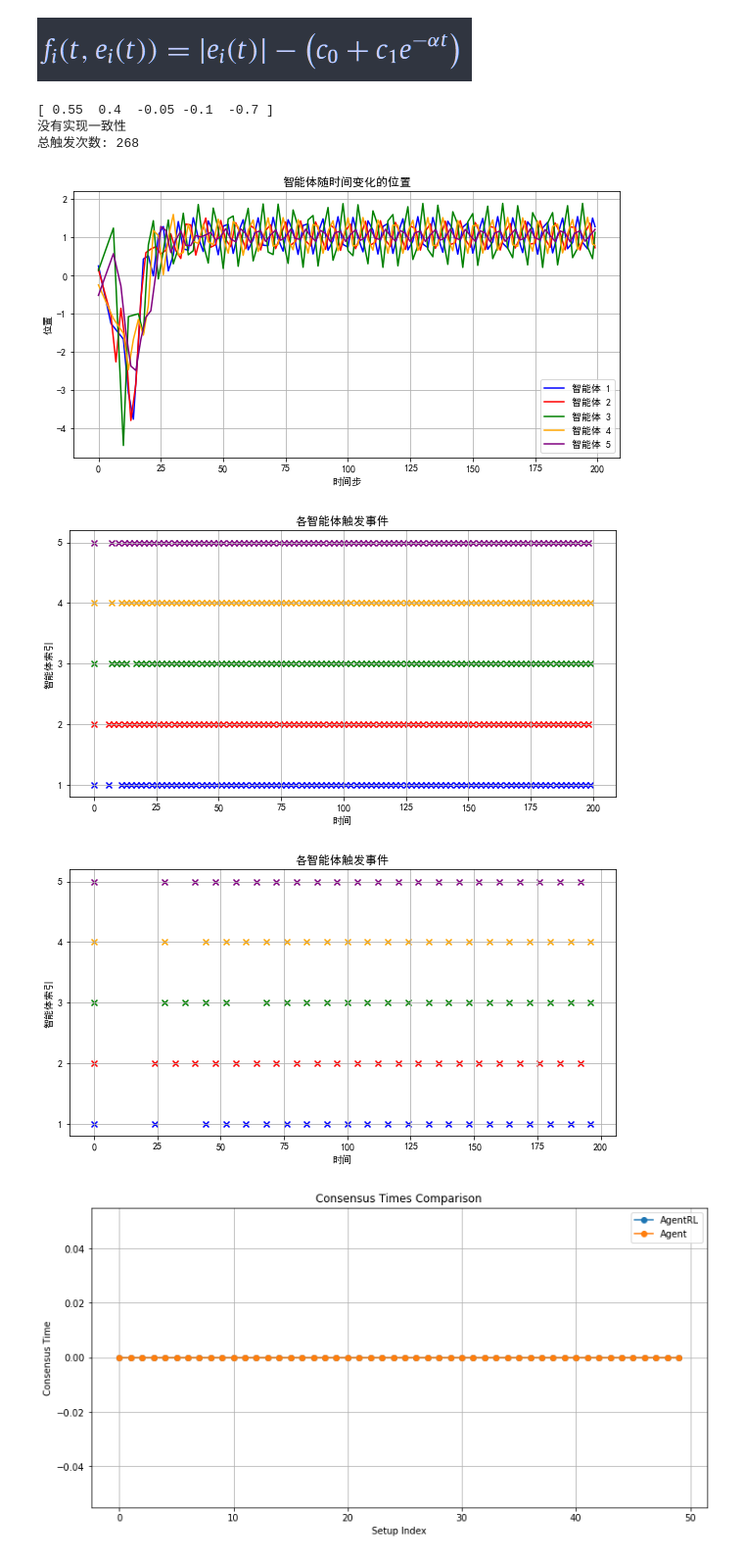
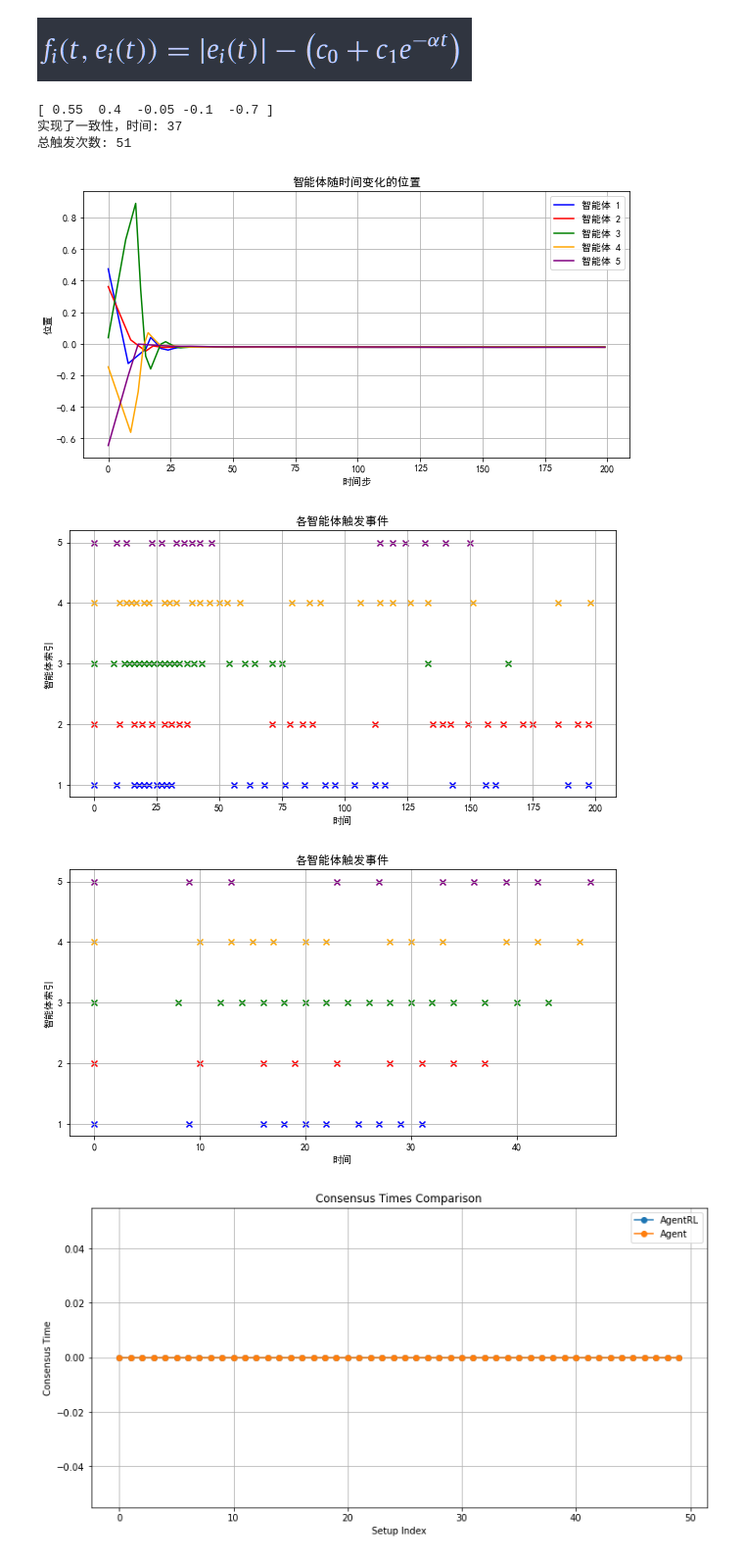
Before and after one commit to yjchenCN/Multi-agent-consensus-algorithm, a Jupyter notebook: Event-based broadcasting for multi-agent average consensus.ipynb, the cells around one changed output. Shown at 98% size. Drawn from its saved outputs; the diff is of its cells as text; code cells hidden in the pictures.

```diff
--- a/Event-based broadcasting for multi-agent average consensus.ipynb
+++ b/Event-based broadcasting for multi-agent average consensus.ipynb
@@ -54,7 +54,7 @@ class Agent:
 # 初始化参数和智能体
 num_agents = 5
 num_iterations = 200
-dt = 0.3
+dt = 0.1
 np.random.seed(0)
 #agents = [Agent(np.random.uniform(-1, 1), i) for i in range(num_agents)]
 #initial_positions = np.linspace(-1, 1, num_agents)
@@ -146,38 +146,38 @@ custom_time = np.arange(num_iterations) * dt
 custom_time = custom_time[:time]
 
 # 绘制触发事件图，使用截取后的时间数组
 plt.figure(figsize=(10, 5))
 # 收集所有智能体的触发时间点和对应的索引以及颜色
 trigger_events = []
 for i, agent in enumerate(agents):
     for t, _ in agent.trigger_points:
         if t < time:  # 仅保留时间步前50的触发事件数据
             trigger_events.append((custom_time[t], i + 1, colors[i]))  # 存储时间、智能体索引和颜色
 # 按触发时间排序
 trigger_events.sort()
 # 绘制触发事件
 for t, i, color in trigger_events:
     plt.scatter(t * 10, i, marker='x', color=color)  # 使用之前生成的颜色映射绘制触发事件，保持颜色一致
 plt.xlabel('时间')
 plt.ylabel('智能体索引')
 plt.title('各智能体触发事件')
 plt.yticks(range(1, num_agents + 1))  # 设置y轴刻度以匹配智能体的索引
 plt.grid(True)
 plt.show()
 
 
 # 解决中文显示问题
 plt.rcParams['font.sans-serif'] = ['SimHei']  # 指定默认字体为黑体
 plt.rcParams['axes.unicode_minus'] = False  # 解决保存图像时负号 '-' 显示为方块的问题
 
 plt.show()
 # %% [output]
 [ 0.55  0.4  -0.05 -0.1  -0.7 ]
-没有实现一致性
-总触发次数: 268
+实现了一致性，时间: 37
+总触发次数: 51
-[figure, old version]
+[figure, new version]
-[figure, old version]
+[figure, new version]
-[figure, old version]
+[figure, new version]
 # %%
 import numpy as np
 import matplotlib.pyplot as plt
```
Also changed, not shown: parts of 1 cell of this notebook, 9 other files.
